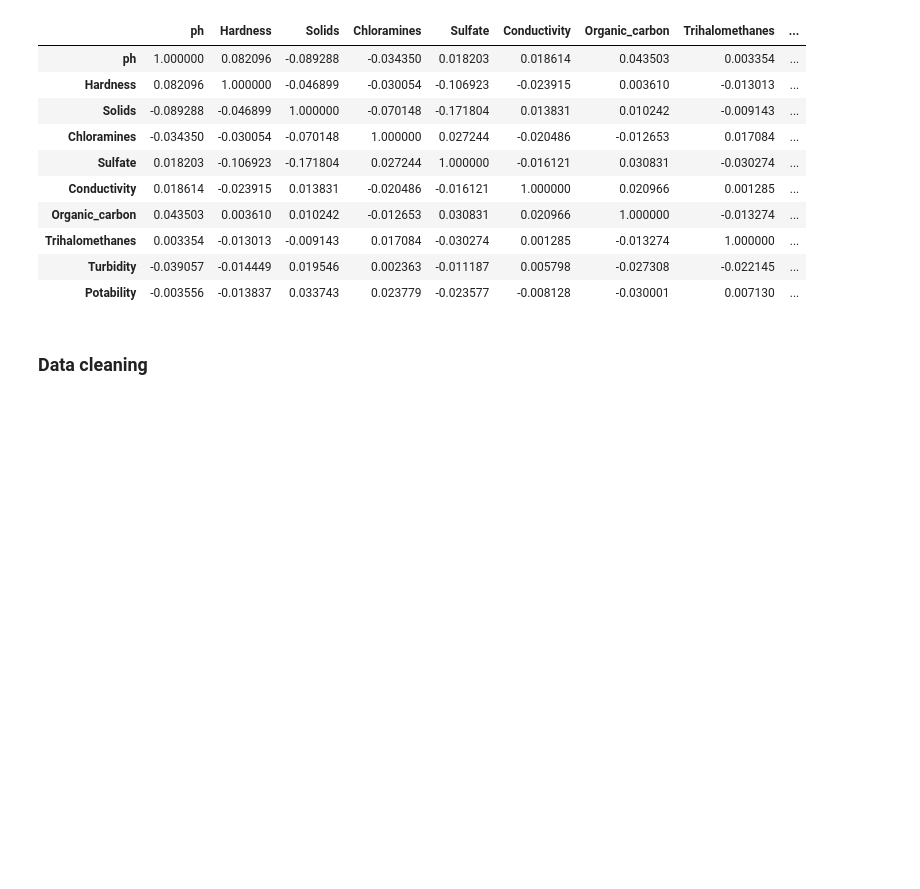
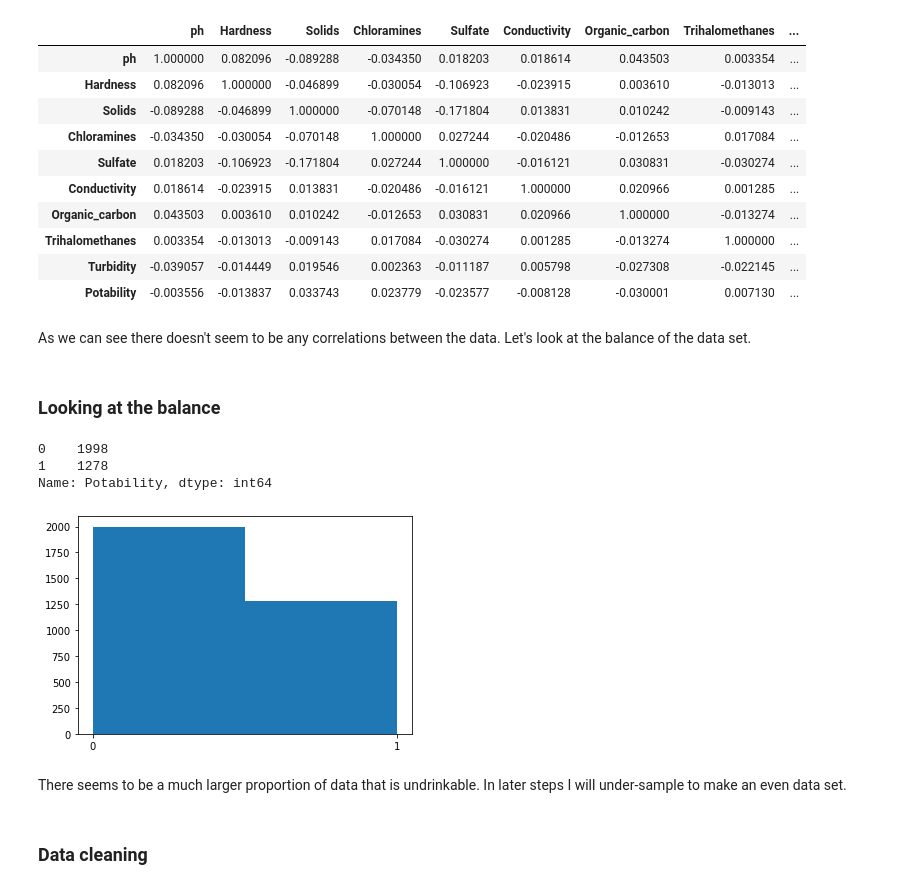
Before and after one commit to keir20/CleanWater, a Jupyter notebook: notebooks/keir20_Clean_Water.ipynb, the cells around one changed output. Drawn from its saved outputs; the diff is of its cells as text; code cells hidden in the pictures; blank space fills up the shorter version.

```diff
--- a/notebooks/keir20_Clean_Water.ipynb
+++ b/notebooks/keir20_Clean_Water.ipynb
@@ -196,6 +199,23 @@ df.corr().style.background_gradient(cmap='coolwarm')
 # keep the values or get rid of them
 # conductivity to ph level chart
 # Balance dataset
+# %% [markdown]
+As we can see there doesn't seem to be any correlations between the data. Let's look at the balance of the data set.
+# %% [markdown]
+### Looking at the balance
+# %%
+df['Potability'].value_counts()
+# %% [output]
+0    1998
+1    1278
+Name: Potability, dtype: int64
+# %%
+plt.hist(df['Potability'], bins=2, histtype='bar',align='mid' )
+plt.xticks((0,1));
+# %% [output]
+[figure, added]
+# %% [markdown]
+There seems to be a much larger proportion of data that is undrinkable. In later steps I will under-sample to make an even data set.
 # %% [markdown]
 ### Data cleaning
 # %% [markdown]
```
Also changed, not shown: parts of 63 cells of this notebook.
